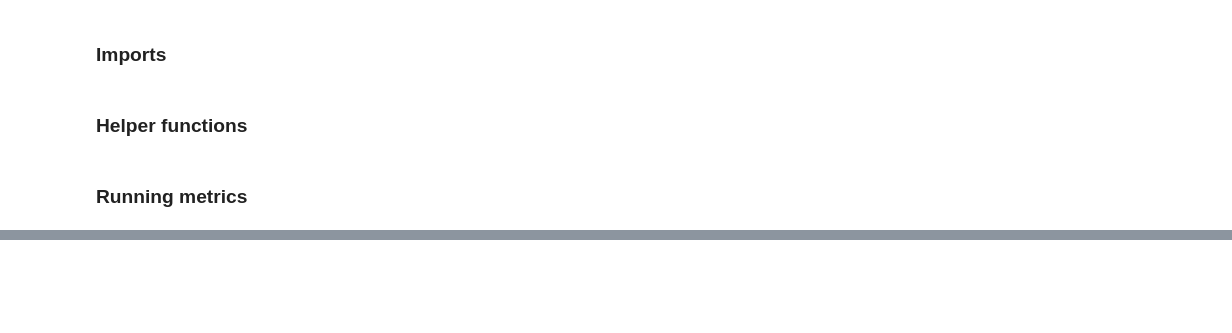
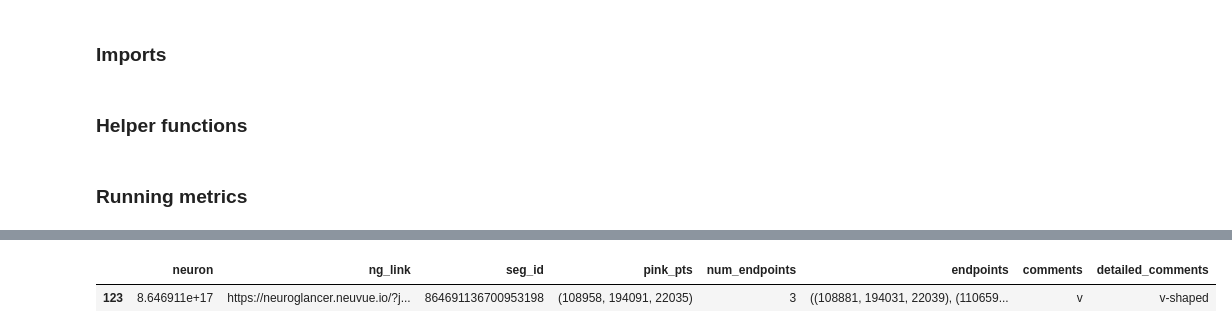
Before and after one commit to aplbrain/campfire, a Jupyter notebook: endpoint_testing_framework.ipynb, the cells around one changed output, grey strips where cells are left out. Saved outputs shown, nothing was run; the diff lists cells and outputs as text; code cells hidden in the pictures; blank space fills up the shorter version.

```diff
--- a/endpoint_testing_framework.ipynb
+++ b/endpoint_testing_framework.ipynb
@@ -507,0 +494,7 @@ Warning: deduplication not currently supported for this layer's variable layered
+# %%
+
+load = pd.read_csv("agents/Data/endpoints_gt5.csv")
+load = load[load["seg_id"] == 864691136700953198]
+# %% [output]
+|  | neuron | ng_link | seg_id | pink_pts | num_endpoints | endpoints | comments | detailed_comments |
+| 123 | 8.646911e+17 | https://neuroglancer.neuvue.io/?j... | 864691136700953198 | (108958, 194091, 22035) | 3 | ((108881, 194031, 22039), (110659... | v | v-shaped |
```
Also changed, not shown: parts of 5 cells of this notebook.
